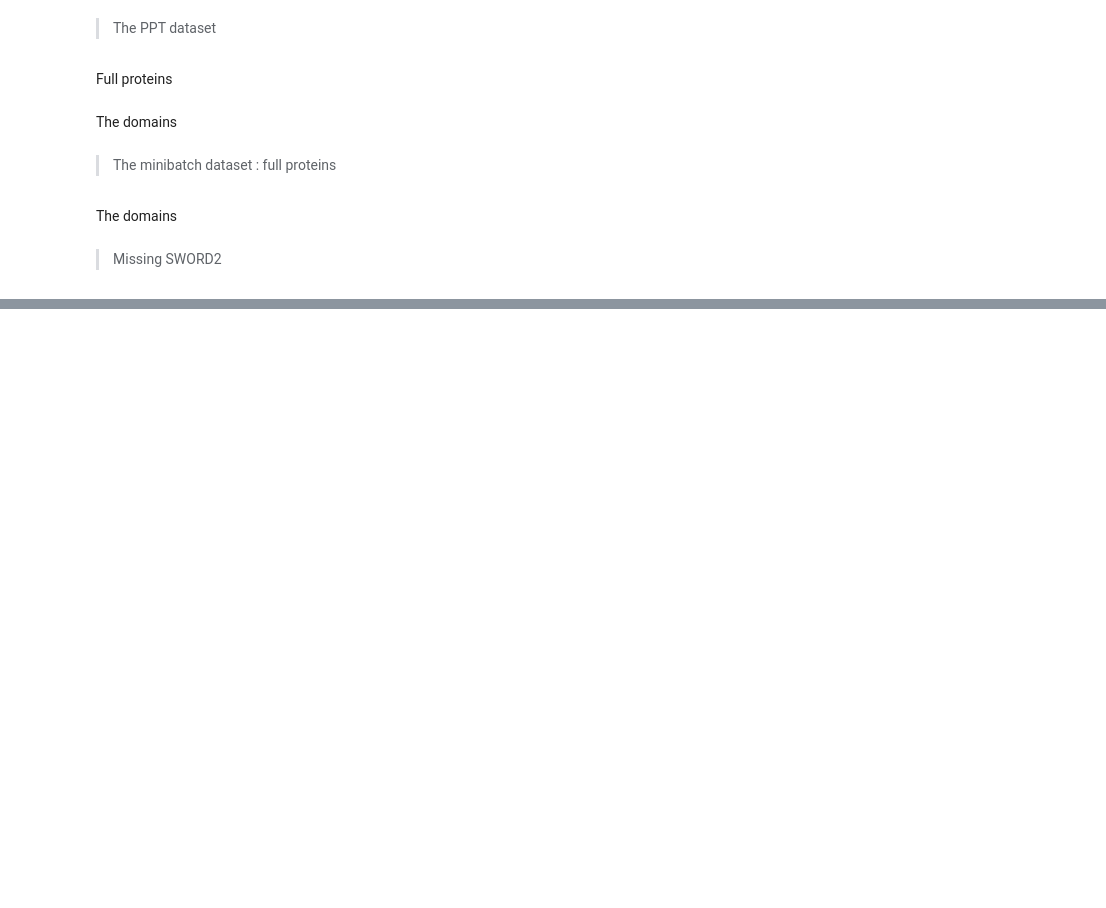
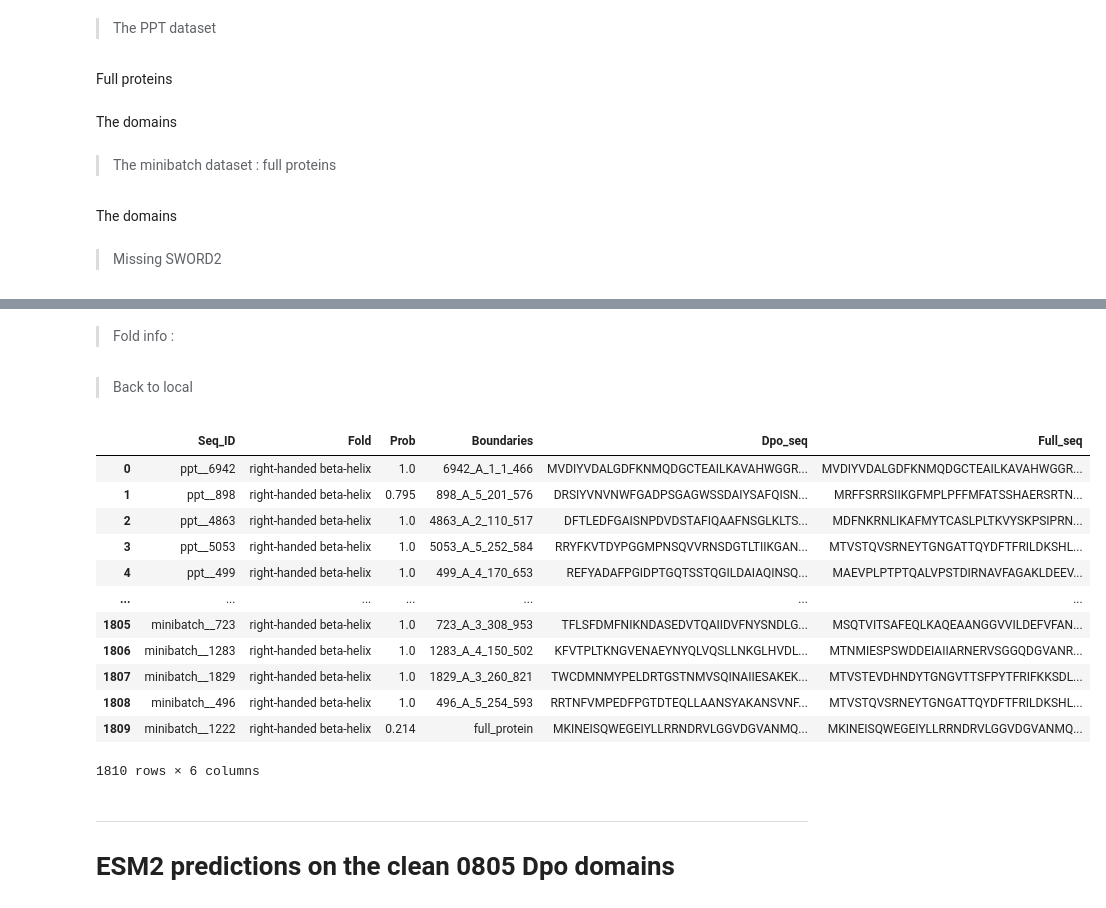
Before and after one commit to conchaeloko/Klebsiella_TropiSEARCH, a Jupyter notebook: scripts/IV.Proteins_PT6_get_domains.ipynb, the cells around one changed output, grey strips where cells are left out. Cells and saved outputs as stored; diff of their text form; code cells hidden in the pictures; blank space fills up the shorter version.

```diff
--- a/scripts/IV.Proteins_PT6_get_domains.ipynb
+++ b/scripts/IV.Proteins_PT6_get_domains.ipynb
@@ -341,0 +768,2 @@ python /home/conchae/prediction_depolymerase_tropism/prophage_prediction/depolym
+# %% [markdown]
+> Fold info :
@@ -341,0 +867,34 @@ python /home/conchae/prediction_depolymerase_tropism/prophage_prediction/depolym
+# %% [markdown]
+> Back to local
+# %%
+import sys
+import os
+import pandas as pd
+from Bio import SeqIO
+from tqdm import tqdm
+import json
+import pprint
+pp = pprint.PrettyPrinter(width = 150, compact = True)
+
+
+#path_project = "/media/concha-eloko/Linux/PPT_clean"
+path_project = "/home/conchae/prediction_depolymerase_tropism/prophage_prediction/depolymerase_decipher/ficheros_28032023"
+
+Dpo_final = pd.read_csv(f"{path_project}/Dpo_domains.0805.final.tsv", sep = "\t", header = 0)
+good_helix = Dpo_final[~((Dpo_final["Fold"] == "right-handed beta-helix") & (Dpo_final["Boundaries"] == "full_protein"))]
+# %%
+Dpo_final
+# %% [output]
+|  | Seq_ID | Fold | Prob | Boundaries | Dpo_seq | Full_seq |
+| 0 | ppt__6942 | right-handed beta-helix | 1.0 | 6942_A_1_1_466 | MVDIYVDALGDFKNMQDGCTEAILKAVAHWGGR... | MVDIYVDALGDFKNMQDGCTEAILKAVAHWGGR... |
+| 1 | ppt__898 | right-handed beta-helix | 0.795 | 898_A_5_201_576 | DRSIYVNVNWFGADPSGAGWSSDAIYSAFQISN... | MRFFSRRSIIKGFMPLPFFMFATSSHAERSRTN... |
+| 2 | ppt__4863 | right-handed beta-helix | 1.0 | 4863_A_2_110_517 | DFTLEDFGAISNPDVDSTAFIQAAFNSGLKLTS... | MDFNKRNLIKAFMYTCASLPLTKVYSKPSIPRN... |
+| 3 | ppt__5053 | right-handed beta-helix | 1.0 | 5053_A_5_252_584 | RRYFKVTDYPGGMPNSQVVRNSDGTLTIIKGAN... | MTVSTQVSRNEYTGNGATTQYDFTFRILDKSHL... |
+| 4 | ppt__499 | right-handed beta-helix | 1.0 | 499_A_4_170_653 | REFYADAFPGIDPTGQTSSTQGILDAIAQINSQ... | MAEVPLPTPTQALVPSTDIRNAVFAGAKLDEEV... |
+| ... | ... | ... | ... | ... | ... | ... |
+| 1805 | minibatch__723 | right-handed beta-helix | 1.0 | 723_A_3_308_953 | TFLSFDMFNIKNDASEDVTQAIIDVFNYSNDLG... | MSQTVITSAFEQLKAQEAANGGVVILDEFVFAN... |
+| 1806 | minibatch__1283 | right-handed beta-helix | 1.0 | 1283_A_4_150_502 | KFVTPLTKNGVENAEYNYQLVQSLLNKGLHVDL... | MTNMIESPSWDDEIAIIARNERVSGGQDGVANR... |
+| 1807 | minibatch__1829 | right-handed beta-helix | 1.0 | 1829_A_3_260_821 | TWCDMNMYPELDRTGSTNMVSQINAIIESAKEK... | MTVSTEVDHNDYTGNGVTTSFPYTFRIFKKSDL... |
+| 1808 | minibatch__496 | right-handed beta-helix | 1.0 | 496_A_5_254_593 | RRTNFVMPEDFPGTDTEQLLAANSYAKANSVNF... | MTVSTQVSRNEYTGNGATTQYDFTFRILDKSHL... |
+| 1809 | minibatch__1222 | right-handed beta-helix | 0.214 | full_protein | MKINEISQWEGEIYLLRRNDRVLGGVDGVANMQ... | MKINEISQWEGEIYLLRRNDRVLGGVDGVANMQ... |
+1810 rows × 6 columns
@@ -341,0 +912,3 @@ python /home/conchae/prediction_depolymerase_tropism/prophage_prediction/depolym
+# %% [markdown]
+***
+# ESM2 predictions on the clean 0805 Dpo domains
```
Also changed, not shown: parts of 25 cells of this notebook, 6 other files.
